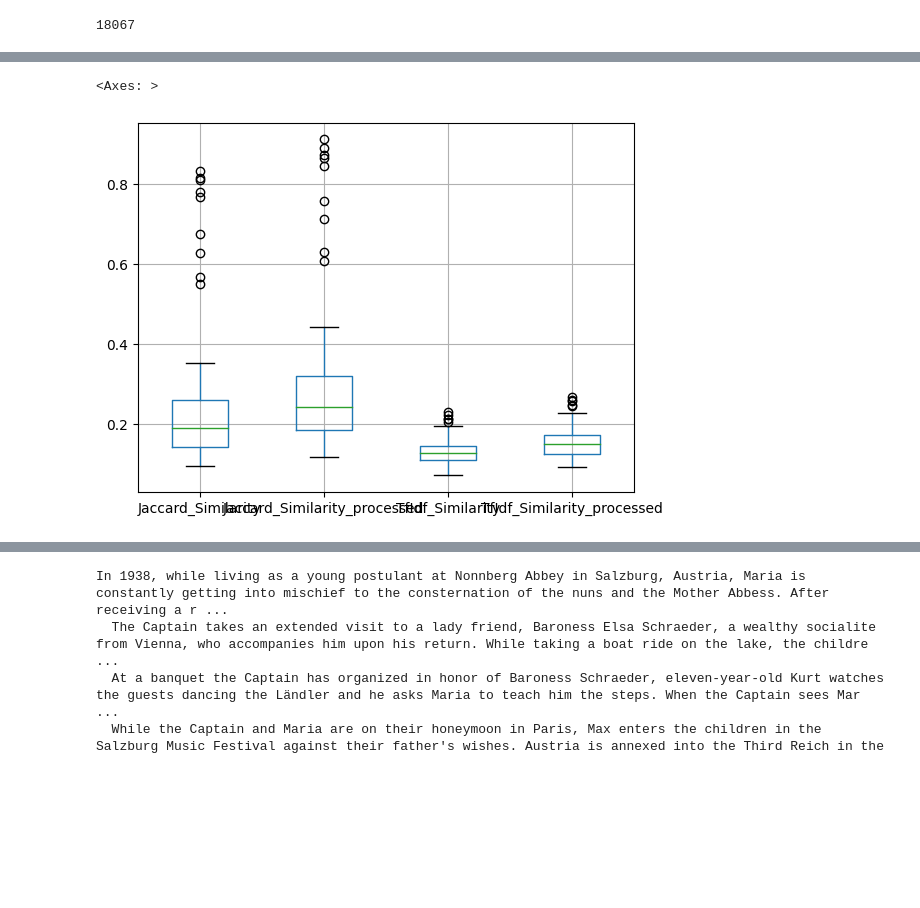
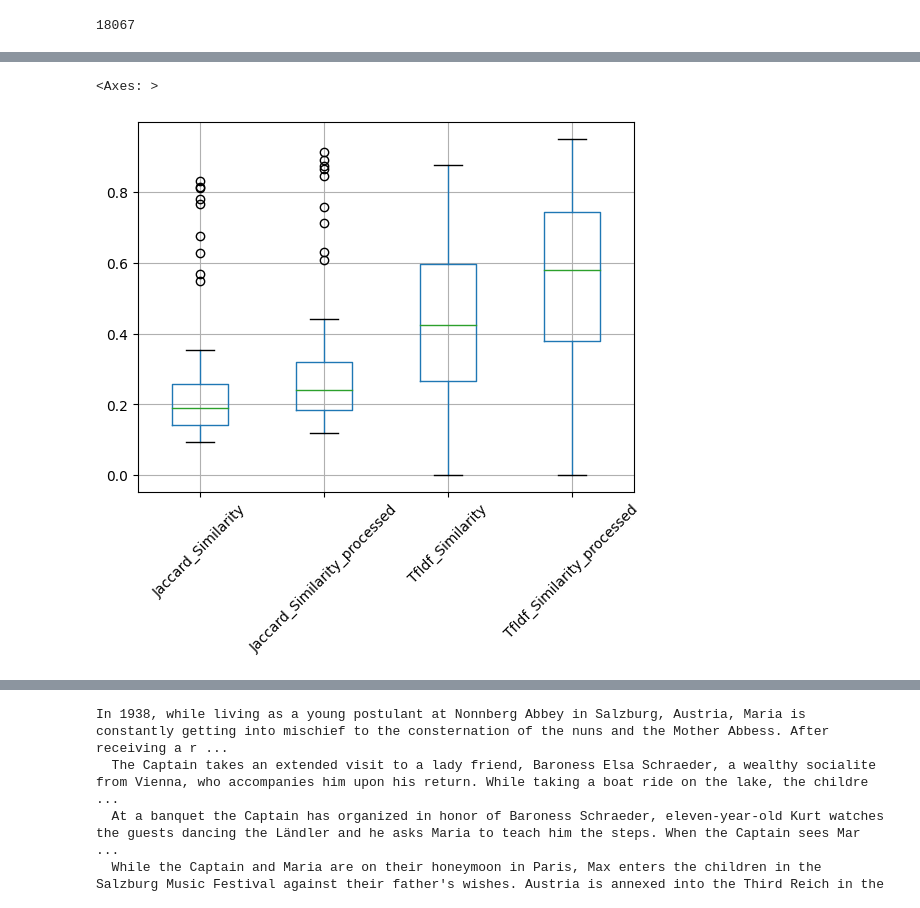
Before and after one commit to ak-malone/NLU, a Jupyter notebook: bagofwords.ipynb, the cells around one changed output, grey strips where cells are left out. Saved outputs shown, nothing was run; the diff lists cells and outputs as text; code cells hidden in the pictures; blank space fills up the shorter version.

Commit message:
Updated using Colab

```diff
--- a/bagofwords.ipynb
+++ b/bagofwords.ipynb
@@ -288,0 +202,22 @@ len(bagofppwords)
+# %%
+# code adapted from: https://towardsdatascience.com/natural-language-processing-feature-engineering-using-tf-idf-e8b9d00e7e76
+
+def computeIDF(documents, bow):
+
+    idfDict = dict.fromkeys(bow, 0)
+    for document in documents:
+      for word in set(document):
+        idfDict[word] += 1
+    print(idfDict)
+    for word, val in idfDict.items():
+        idfDict[word] = len(documents) / float(val)
+    return idfDict
+# %%
+def computeTFIDFvector(document,idf, bow):
+  count = np.zeros(len(idf))
+  for word in document:
+    count[bow.index(word)] += 1
+  TF = count/len(document)
+  TfIdf = TF*idf
+  ntfidf = TfIdf/np.linalg.norm(TfIdf)
+  return (ntfidf)
@@ -288,0 +235,4 @@ len(bagofppwords)
+# %%
+movies["TfIdf_Similarity"] = movies.apply(lambda x: np.dot(x.wiki_tfidf, x.imdb_tfidf), axis=1)
+sim_cols.append("TfIdf_Similarity")
+movies
@@ -331,3 +275,3 @@ bagofppwords
 # %%
 movies["TfIdf_Similarity_processed"] = movies.apply(lambda x: np.dot(x.wiki_processed_tfidf, x.imdb_processed_tfidf), axis=1)
-movies
+sim_cols.append("TfIdf_Similarity_processed")
@@ -348,5 +283,5 @@ movies
 # %%
-movies.boxplot(column=["Jaccard_Similarity","Jaccard_Similarity_processed","TfIdf_Similarity","TfIdf_Similarity_processed"])
+movies.boxplot(column=sim_cols, rot=45)
 # %% [output]
 <Axes: >
-[figure, old version]
+[figure, new version]
```
Also changed, not shown: parts of 85 cells of this notebook.
